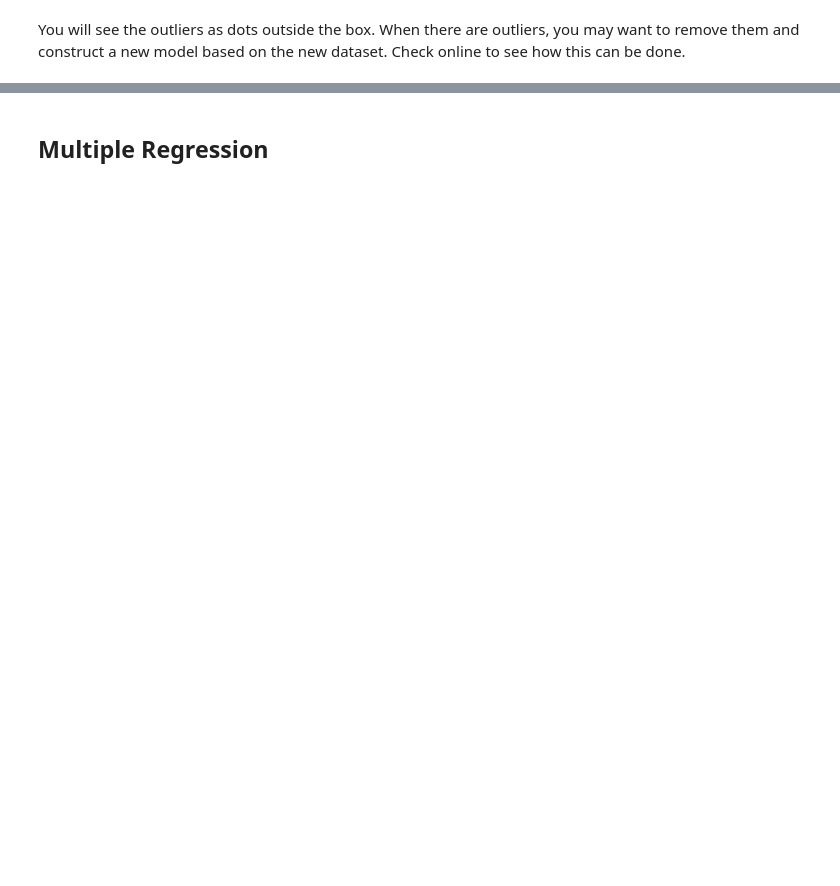
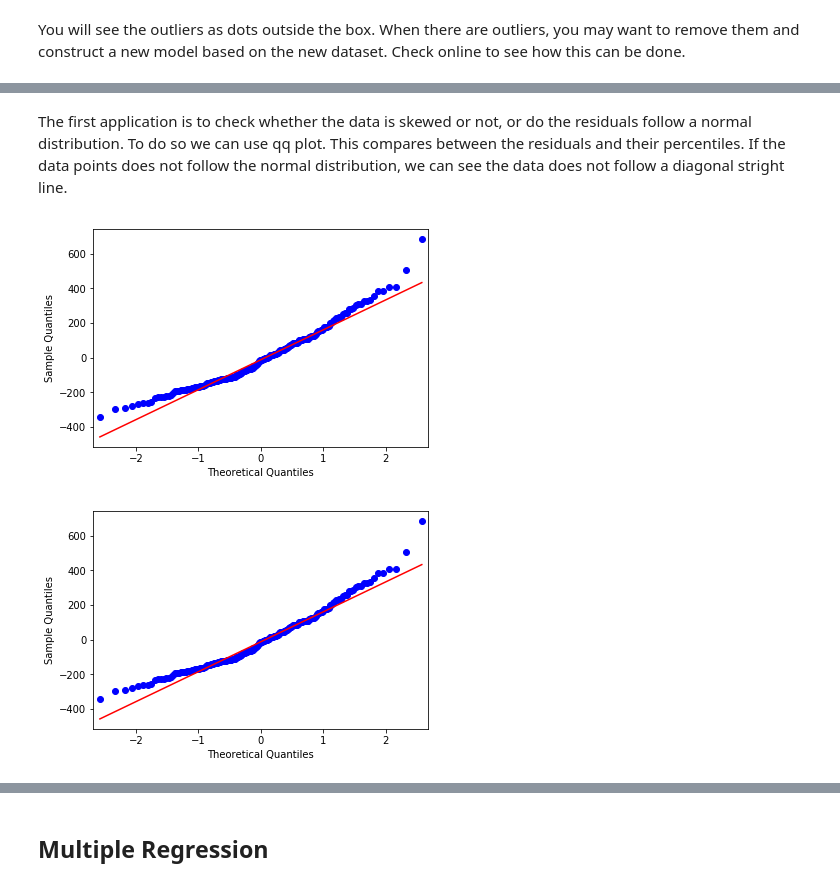
Before and after one commit to lt-shy-john/python-data-analytics-course, a Jupyter notebook: Week 08 - Statistics with Python.ipynb, the cells around one changed output, grey strips where cells are left out. Drawn from its saved outputs; the diff is of its cells as text; code cells hidden in the pictures; blank space fills up the shorter version.

```diff
--- a/Week 08 - Statistics with Python.ipynb
+++ b/Week 08 - Statistics with Python.ipynb
@@ -929,0 +954,9 @@ You will see the outliers as dots outside the box. When there are outliers, you
+# %% [markdown]
+The first application is to check whether the data is skewed or not, or do the residuals follow a normal distribution. To do so we can use qq plot. This compares between the residuals and their percentiles. If the data points does not follow the normal distribution, we can see the data does not follow a diagonal stright line.
+# %%
+# Try this
+import statsmodels as sm
+sm.graphics.gofplots.qqplot(results.resid, line="q")
+# %% [output]
+[figure, added]
+[figure, added]
```
Also changed, not shown: parts of 27 cells of this notebook.
